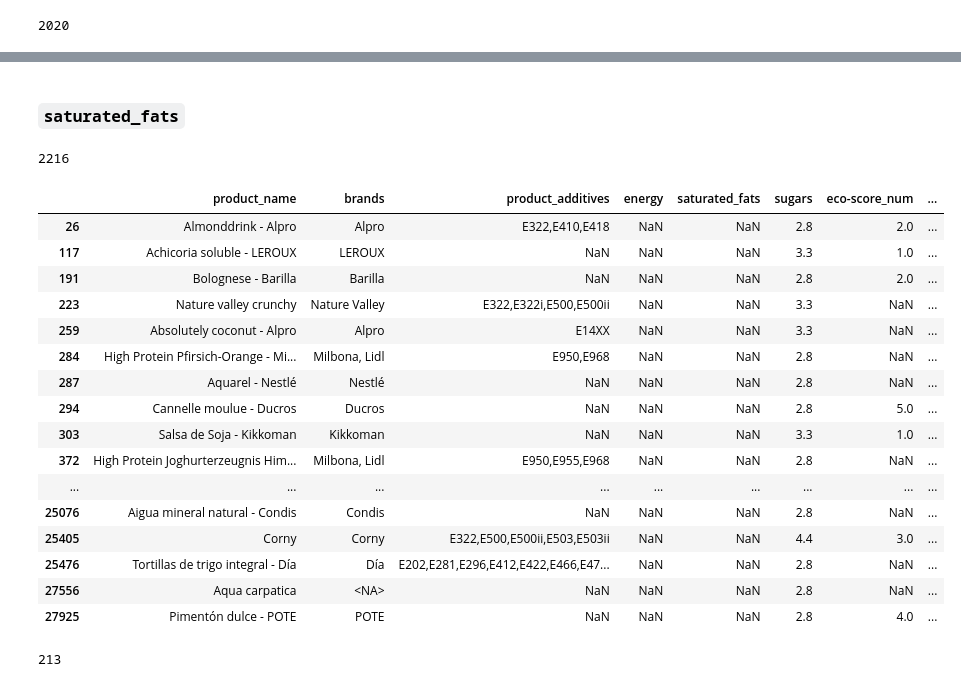
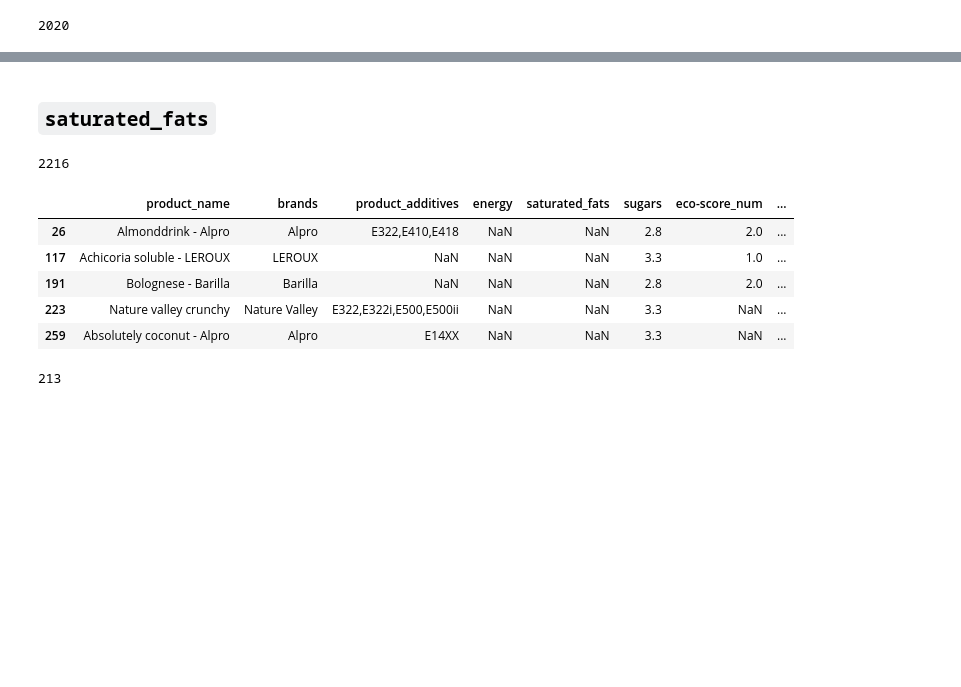
Before and after one commit to DavidNPastrana/food_advisor, a Jupyter notebook: Data_treatment_30000.ipynb, the cells around one changed output, grey strips where cells are left out. Saved outputs shown, nothing was run; the diff lists cells and outputs as text; code cells hidden in the pictures; blank space fills up the shorter version.

```diff
--- a/Data_treatment_30000.ipynb
+++ b/Data_treatment_30000.ipynb
@@ -783,29 +793,20 @@ food.head(10)
 # %% [markdown]
-### `saturated_fats`
+## `saturated_fats`
 # %%
 food['saturated_fats'].isnull().sum()
 # %% [output]
 2216
 # %%
-food[(food['saturated_fats'].isnull()) & (food['nutri-score_num'].notna())]
+# Repeate the value imputation process with "saturated fats"
+
+food[(food['saturated_fats'].isnull()) & (food['nutri-score_num'].notna())].head()
 # %% [output]
 |  | product_name | brands | product_additives | energy | saturated_fats | sugars | eco-score_num | ... |
 | 26 | Almonddrink - Alpro | Alpro | E322,E410,E418 | NaN | NaN | 2.8 | 2.0 | ... |
 | 117 | Achicoria soluble - LEROUX | LEROUX | NaN | NaN | NaN | 3.3 | 1.0 | ... |
 | 191 | Bolognese - Barilla | Barilla | NaN | NaN | NaN | 2.8 | 2.0 | ... |
 | 223 | Nature valley crunchy | Nature Valley | E322,E322i,E500,E500ii | NaN | NaN | 3.3 | NaN | ... |
 | 259 | Absolutely coconut - Alpro | Alpro | E14XX | NaN | NaN | 3.3 | NaN | ... |
-| 284 | High Protein Pfirsich-Orange - Mi... | Milbona, Lidl | E950,E968 | NaN | NaN | 2.8 | NaN | ... |
-| 287 | Aquarel - Nestlé | Nestlé | NaN | NaN | NaN | 2.8 | NaN | ... |
-| 294 | Cannelle moulue - Ducros | Ducros | NaN | NaN | NaN | 2.8 | 5.0 | ... |
-| 303 | Salsa de Soja - Kikkoman | Kikkoman | NaN | NaN | NaN | 3.3 | 1.0 | ... |
-| 372 | High Protein Joghurterzeugnis Him... | Milbona, Lidl | E950,E955,E968 | NaN | NaN | 2.8 | NaN | ... |
-| ... | ... | ... | ... | ... | ... | ... | ... | ... |
-| 25076 | Aigua mineral natural - Condis | Condis | NaN | NaN | NaN | 2.8 | NaN | ... |
-| 25405 | Corny | Corny | E322,E500,E500ii,E503,E503ii | NaN | NaN | 4.4 | 3.0 | ... |
-| 25476 | Tortillas de trigo integral - Día | Día | E202,E281,E296,E412,E422,E466,E47... | NaN | NaN | 2.8 | NaN | ... |
-| 27556 | Aqua carpatica | <NA> | NaN | NaN | NaN | 2.8 | NaN | ... |
-| 27925 | Pimentón dulce - POTE | POTE | NaN | NaN | NaN | 2.8 | 4.0 | ... |
 # %%
 len(food[ (food['saturated_fats'].isnull()) & (food['nutri-score_num'].notna())])
 # %% [output]
```
Also changed, not shown: parts of 92 cells of this notebook, 23 other files.
